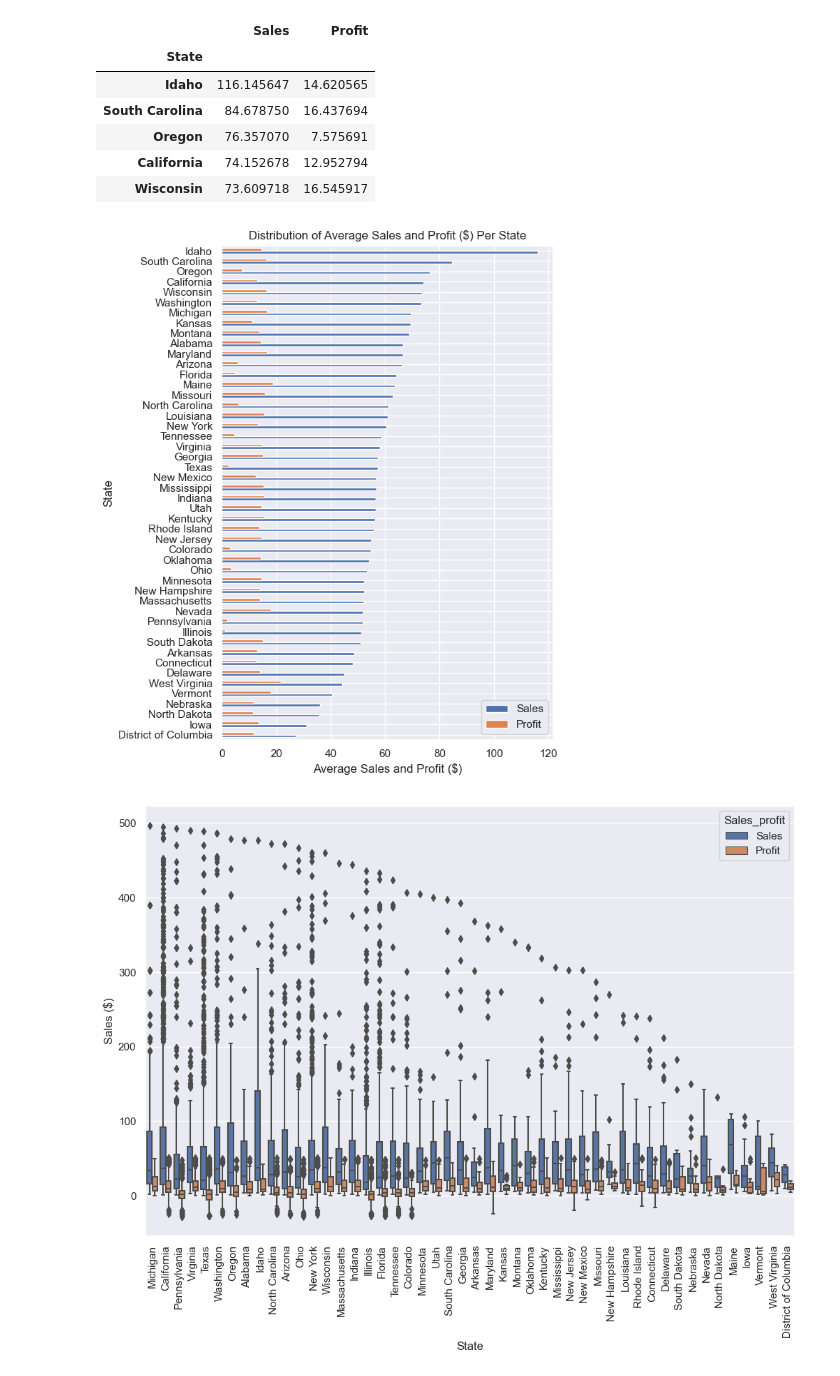
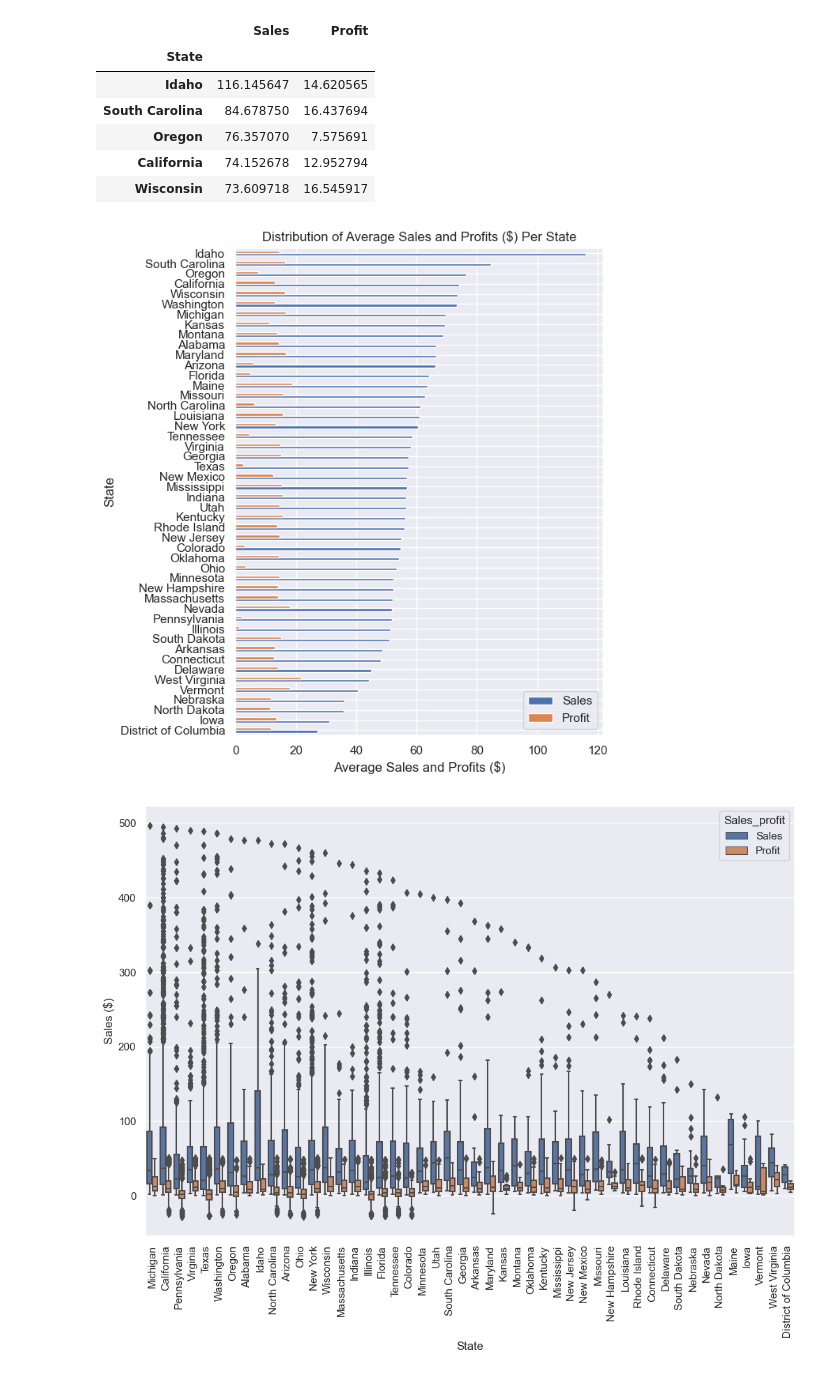
Before and after one commit to livia360/Captone_project2, a Jupyter notebook: Part1_data_wrangling_and_EDA.ipynb, the cells around one changed output. Cells and saved outputs as stored; diff of their text form; code cells hidden in the pictures.

```diff
--- a/Part1_data_wrangling_and_EDA.ipynb
+++ b/Part1_data_wrangling_and_EDA.ipynb
@@ -255,7 +276,7 @@ df['Ship Date'] = pd.to_datetime(df['Ship Date'])
 # generate a new column about the time between order and shipping to gain more information on the date
 df['Waiting_Days'] = (df['Ship Date'] - df['Order Date']).dt.days
 # %%
-df['Sale_Year'] = df['Order Date'].dt.year
+# df['Sale_Year'] = df['Order Date'].dt.year
 # %%
 # drop columns
 df_clean = df.drop(columns=['Order Date', 'Ship Date'], axis=1)
@@ -680,13 +742,13 @@ State_sales_mean.head()
 | Wisconsin | 73.609718 | 16.545917 |
 # %%
 # plot barplot
-State_sales_mean.reindex(index=State_sales_mean.Sales.sort_values(ascending=True).index).plot(kind='barh', figsize=(6,9))
+State_sales_mean.reindex(index=State_sales_mean.Sales.sort_values(ascending=True).index).plot(kind='barh', figsize=(6,8))
 plt.xlabel('Average Sales and Profits ($)')
 plt.title('Distribution of Average Sales and Profits ($) Per State')
 plt.savefig('images/barh_sales.png')
 plt.show();
 # %% [output]
-[figure, old version]
+[figure, new version]
 # %%
 # distribution of sales per state
 sales_bystate = pd.melt(df_cut[['State', 'Sales', 'Profit','Quantity', 'Discount']],
```
Also changed, not shown: parts of 108 cells of this notebook.
